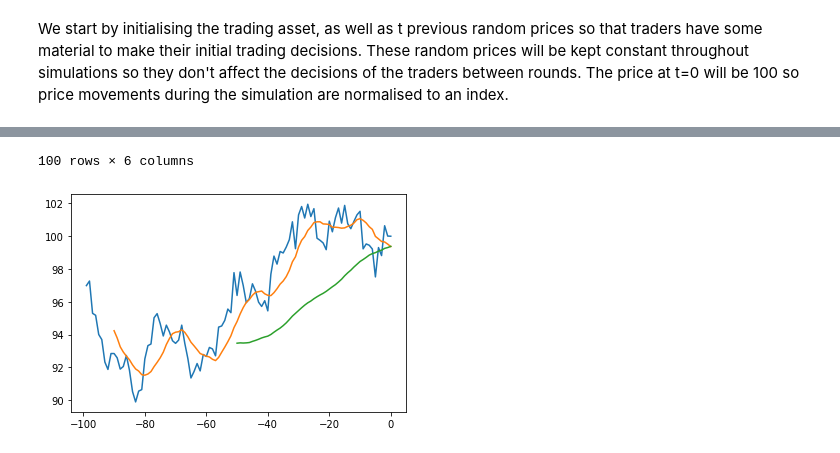
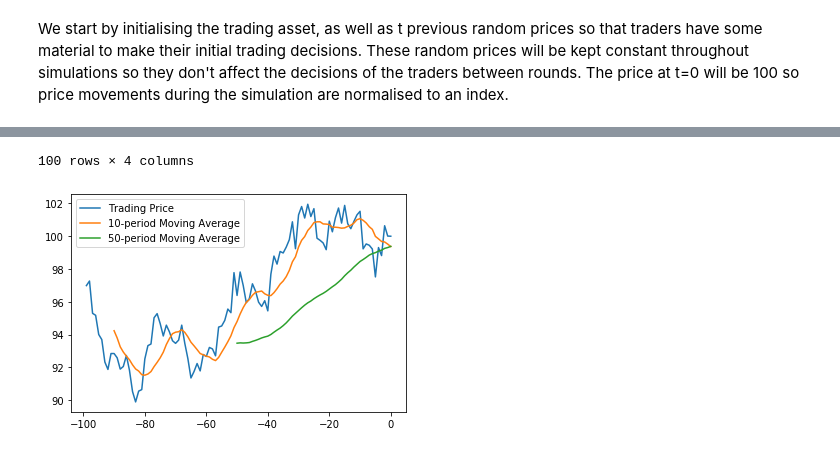
Before and after one commit to karansgarg/rae_repo, a Jupyter notebook: market_simulation.ipynb, the cells around one changed output, grey strips where cells are left out. Drawn from its saved outputs; the diff is of its cells as text; code cells hidden in the pictures.

```diff
--- a/market_simulation.ipynb
+++ b/market_simulation.ipynb
@@ -47,10 +47,11 @@ true_prices = []
 for i in range(t):
     true_prices.append(100) #Assume true price unchanged in this period - remained 100
 
-def evolve(price_list): # Define the function that determines the evolution of the true asset price throughout
-    last_price = price_list[-1]
+def evolve(assetdf): # Define the function that determines the evolution of the true asset price over time
+    last_price = assetdf.iloc[-1]["trading_price"]
     base_price = last_price*(1 + (1.05**(1/100))) #The true price evolves to give a 5% return every 100 periods
-    shock_p = np.random.randint(100, size=1)
+    shock_p = np.random.randint(100, size=1) #There are some shocks to the true price, some large and some small
+    shock = 0
     if shock_p < 5:
         shock = np.random.normal(loc=0, scale=5, size=None)
     elif shock_p > 5 and shock_p < 40:
@@ -69,55 +70,11 @@ def moving_average_list(price_list, window): #Define a function to calculate sim
 mas = moving_average_list(asset_prices, 10) #Generate shorter moving average
 mal = moving_average_list(asset_prices, 50) #Generate longer moving average
 
-def RSI_list(price_list, period): # Define a function to calculate RSI values
-    rsi_list = []
-    for i in range(period):
-        rsi_list.append(float("NaN"))
-    for ind in enumerate(price_list[period:]):
-        return_list = []
-        length = period
-        for i in range(length):
-            ret = (price_list[ind[0]-period+length]-price_list[ind[0]-period+length-1])/price_list[ind[0]-period+length-1]
-            return_list.append(ret)
-            length -= 1
-        ret_pos = []
-        ret_neg = []
-        for ret in return_list:
-            if ret > 0:
-                ret_pos.append(ret)
-            else:
-                ret = ret*-1
-                ret_neg.append(ret)
-        try:
-            ret_pos_mean = sum(ret_pos)/len(ret_pos)
-            ret_neg_mean = sum(ret_neg)/len(ret_neg)
-            rsi_val = 100 - (100/(1+(ret_pos_mean/ret_neg_mean)))
-        except: rsi = float("NaN")
-        rsi_list.append(rsi_val)
-    return rsi_list
+assetdf = pd.DataFrame(data={"trading_price": asset_prices, "true_price": true_prices, "10_MA": mas, "50_MA": mal}, index=period)
 
-rsi = RSI_list(asset_prices, 14) # Generate 14 period RSI, very standard indicator used by many technical traders.
-
-def stochastic(price_list, period):
-    sto_list = []
-    for i,j in enumerate(price_list):
-        if i < period:
-            sto_list.append(float("NaN"))
-        else:
-            c = j
-            list_period = price_list[i-period:i+1]
-            l = min(list_period)
-            h = max(list_period)
-            sto = 100*((c-l)/(h-l))
-            sto_list.append(sto)
-    return sto_list
-
-stoch = stochastic(asset_prices, 14)
-
-assetdf = pd.DataFrame(data={"trading_price": asset_prices, "true_price": true_prices, "10_MA": mas, "50_MA": mal, "RSI": rsi, "SO": stoch}, index=period)
-
-plt.plot(period, asset_prices)
-plt.plot(period, mas)
-plt.plot(period, mal)
+plt.plot(period, asset_prices, label="Trading Price")
+plt.plot(period, mas, label="10-period Moving Average")
+plt.plot(period, mal, label="50-period Moving Average")
+plt.legend()
 assetdf
 # %% [output]
@@ -136,2 +93,2 @@ assetdf
-100 rows × 6 columns
+100 rows × 4 columns
-[figure, old version]
+[figure, new version]
```
Also changed, not shown: parts of 15 cells of this notebook, 2 other files.
